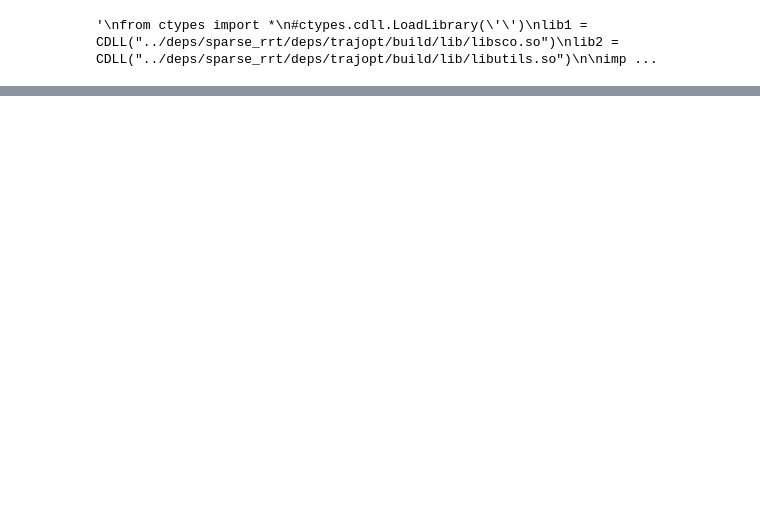
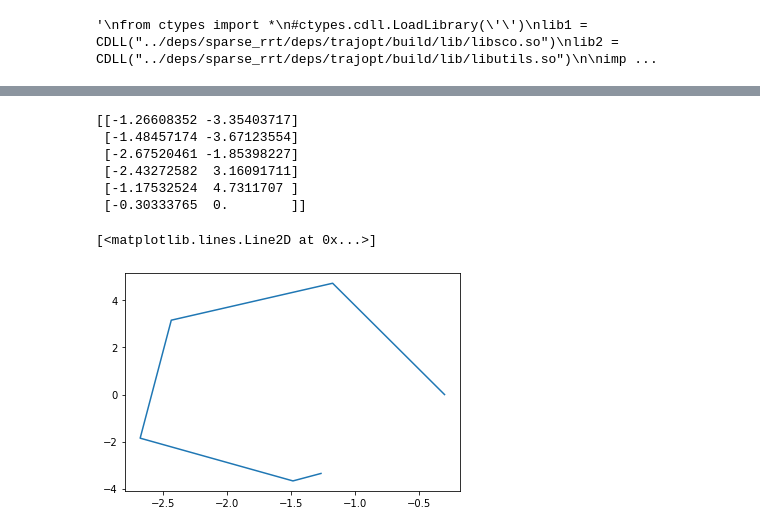
Before and after one commit to MiaoDragon/KinoMPNet, a Jupyter notebook: plan_utility/Untitled.ipynb, the cells around one changed output, grey strips where cells are left out. Saved outputs shown, nothing was run; the diff lists cells and outputs as text; code cells hidden in the pictures; blank space fills up the shorter version.

```diff
--- a/plan_utility/Untitled.ipynb
+++ b/plan_utility/Untitled.ipynb
@@ -591,0 +949,14 @@ plt.show()
+# %%
+print(state)
+# %% [output]
+[[-1.26608352 -3.35403717]
+ [-1.48457174 -3.67123554]
+ [-2.67520461 -1.85398227]
+ [-2.43272582  3.16091711]
+ [-1.17532524  4.7311707 ]
+ [-0.30333765  0.        ]]
+# %%
+plt.plot(state[:,0], state[:,1])
+# %% [output]
+[<matplotlib.lines.Line2D at 0x...>]
+[figure, added]
```
Also changed, not shown: parts of 10 cells of this notebook, 7 other files.
